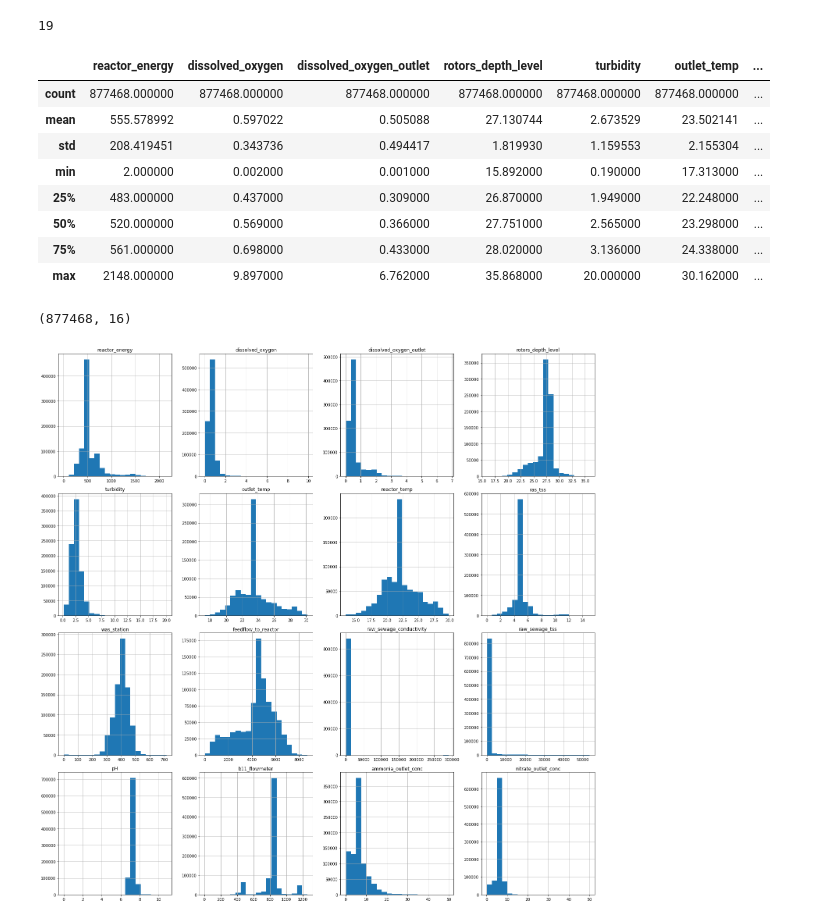
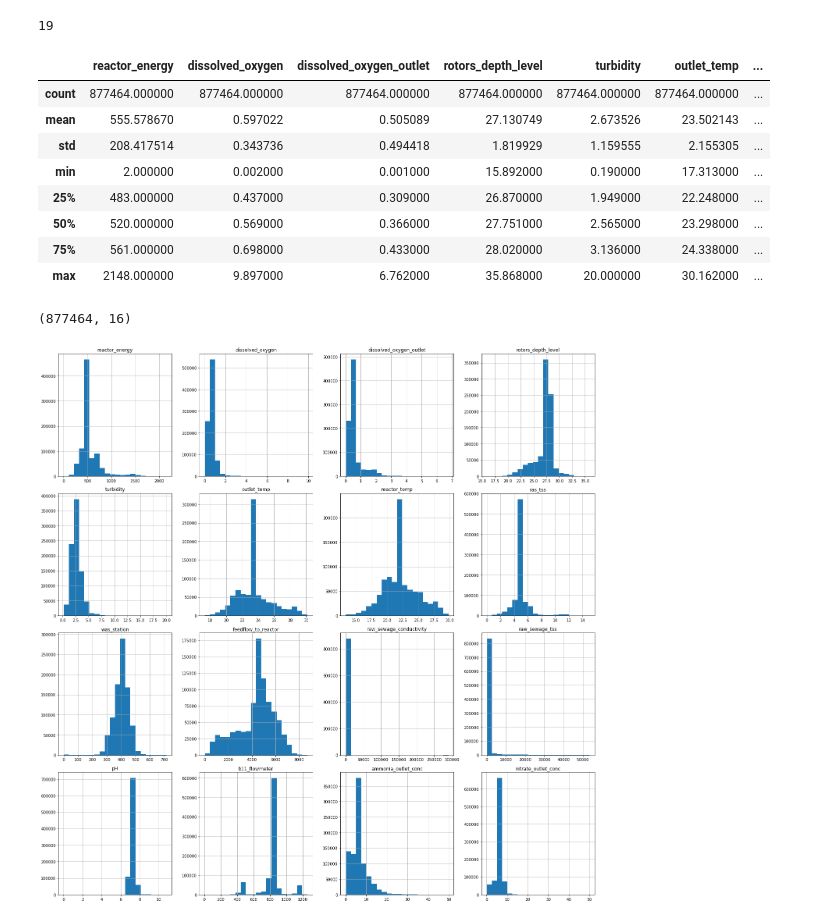
Before and after one commit to GKPSingh/WasteWaterTreatment, a Jupyter notebook: WWTP_Data_Wrangling.ipynb, the cells around one changed output. Drawn from its saved outputs; the diff is of its cells as text; code cells hidden in the pictures.

```diff
--- a/WWTP_Data_Wrangling.ipynb
+++ b/WWTP_Data_Wrangling.ipynb
@@ -213,29 +213,30 @@ len(df[df['reactor_energy']<=0])
 # %%
 # Removing the rows with values less than '0' in their respective columns and getting the description of the data
 df = df[(df[['reactor_energy']]>0).all(axis = 1)]
 df = df[(df[['dissolved_oxygen']]>0).all(axis = 1)]
 df = df[(df[['dissolved_oxygen_outlet']]>0).all(axis = 1)]
 df = df[(df[['rotors_depth_level']]>0).all(axis = 1)]
 df = df[(df[['turbidity']]>0).all(axis = 1)]
 df = df[(df[['outlet_temp']]>0).all(axis = 1)]
 df = df[(df[['reactor_temp']]>0).all(axis = 1)]
 df = df[(df[['ras_tss']]>0).all(axis = 1)]
 df = df[(df[['was_station']]>0).all(axis = 1)]
 df = df[(df[['feedflow_to_reactor']]>0).all(axis = 1)]
 df = df[(df[['raw_sewage_conductivity']]>0).all(axis = 1)]
 df = df[(df[['raw_sewage_tss']]>0).all(axis = 1)]
+df = df[(df[['pH']]>0).all(axis = 1)]
 df = df[(df[['b11_flowmeter']]>0).all(axis = 1)]
 df = df[(df[['ammonia_outlet_conc']]>0).all(axis = 1)]
 df = df[(df[['nitrate_outlet_conc']]>0).all(axis = 1)]
 
 
 
 df.describe()
 # %% [output]
 |  | reactor_energy | dissolved_oxygen | dissolved_oxygen_outlet | rotors_depth_level | turbidity | outlet_temp | ... |
-| count | 877468.000000 | 877468.000000 | 877468.000000 | 877468.000000 | 877468.000000 | 877468.000000 | ... |
-| mean | 555.578992 | 0.597022 | 0.505088 | 27.130744 | 2.673529 | 23.502141 | ... |
-| std | 208.419451 | 0.343736 | 0.494417 | 1.819930 | 1.159553 | 2.155304 | ... |
+| count | 877464.000000 | 877464.000000 | 877464.000000 | 877464.000000 | 877464.000000 | 877464.000000 | ... |
+| mean | 555.578670 | 0.597022 | 0.505089 | 27.130749 | 2.673526 | 23.502143 | ... |
+| std | 208.417514 | 0.343736 | 0.494418 | 1.819929 | 1.159555 | 2.155305 | ... |
 | min | 2.000000 | 0.002000 | 0.001000 | 15.892000 | 0.190000 | 17.313000 | ... |
 | 25% | 483.000000 | 0.437000 | 0.309000 | 26.870000 | 1.949000 | 22.248000 | ... |
 | 50% | 520.000000 | 0.569000 | 0.366000 | 27.751000 | 2.565000 | 23.298000 | ... |
@@ -245,7 +246,7 @@ df.describe()
 # Cheking the number of rows and number of columns in the dataset after dropping negative values
 df.shape
 # %% [output]
-(877468, 16)
+(877464, 16)
 # %%
 # Plotting the histogram plot for all numeric and boolean columns
 df.hist(figsize = (20, 20), bins = 20)
```
